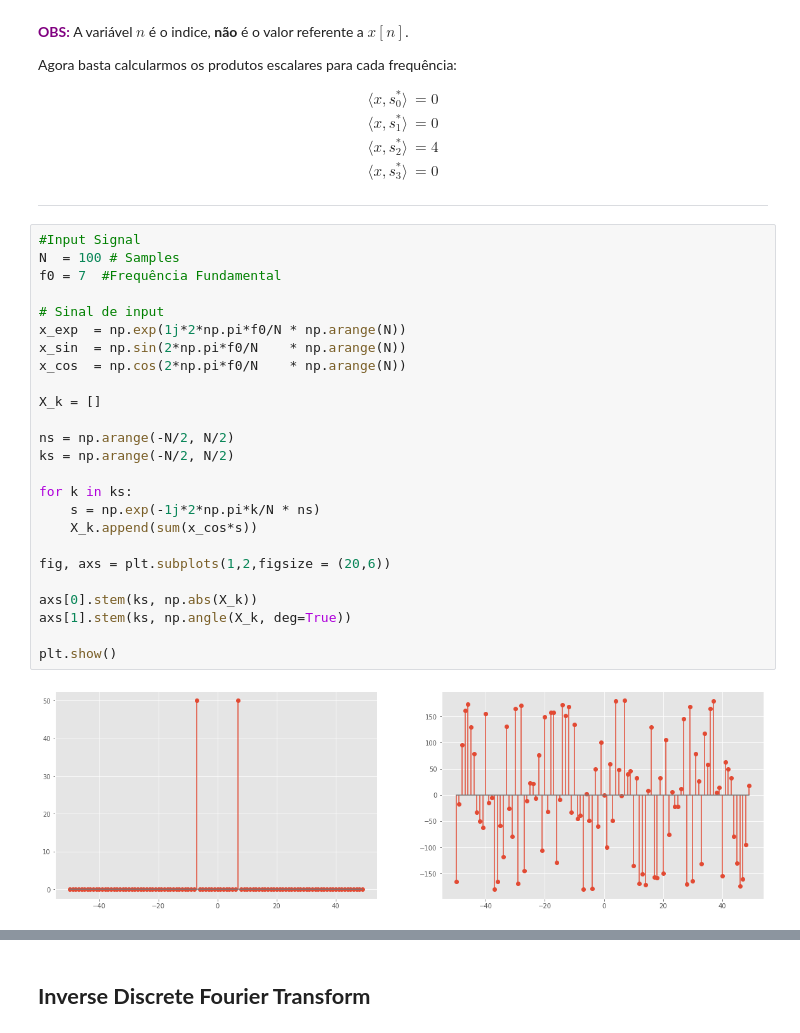
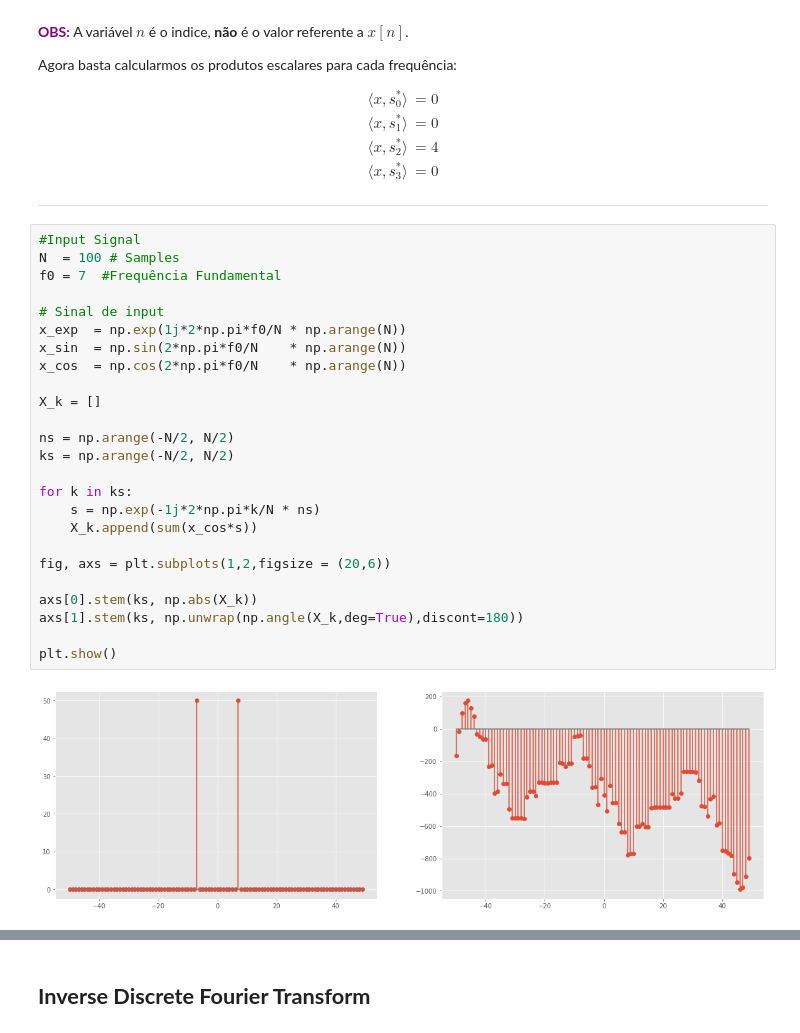
Before and after one commit to rocabrera/audio-learning, a Jupyter notebook: fourier_intro.ipynb, the cells around one changed output, grey strips where cells are left out. Cells and saved outputs as stored; diff of their text form.

```diff
--- a/fourier_intro.ipynb
+++ b/fourier_intro.ipynb
@@ -104,27 +105,27 @@ Agora basta calcularmos os produtos escalares para cada frequência:
 # %%
 #Input Signal
 N  = 100 # Samples
 f0 = 7  #Frequência Fundamental
 
 # Sinal de input
 x_exp  = np.exp(1j*2*np.pi*f0/N * np.arange(N))
 x_sin  = np.sin(2*np.pi*f0/N    * np.arange(N))
 x_cos  = np.cos(2*np.pi*f0/N    * np.arange(N))
 
 X_k = []
 
 ns = np.arange(-N/2, N/2)
 ks = np.arange(-N/2, N/2)
 
 for k in ks:
     s = np.exp(-1j*2*np.pi*k/N * ns)
     X_k.append(sum(x_cos*s))
 
 fig, axs = plt.subplots(1,2,figsize = (20,6))
 
 axs[0].stem(ks, np.abs(X_k))
-axs[1].stem(ks, np.angle(X_k, deg=True))
+axs[1].stem(ks, np.unwrap(np.angle(X_k,deg=True),discont=180))
 
 plt.show()
 # %% [output]
-[figure, old version]
+[figure, new version]
```
Also changed, not shown: parts of 19 cells of this notebook, 3 other files.
